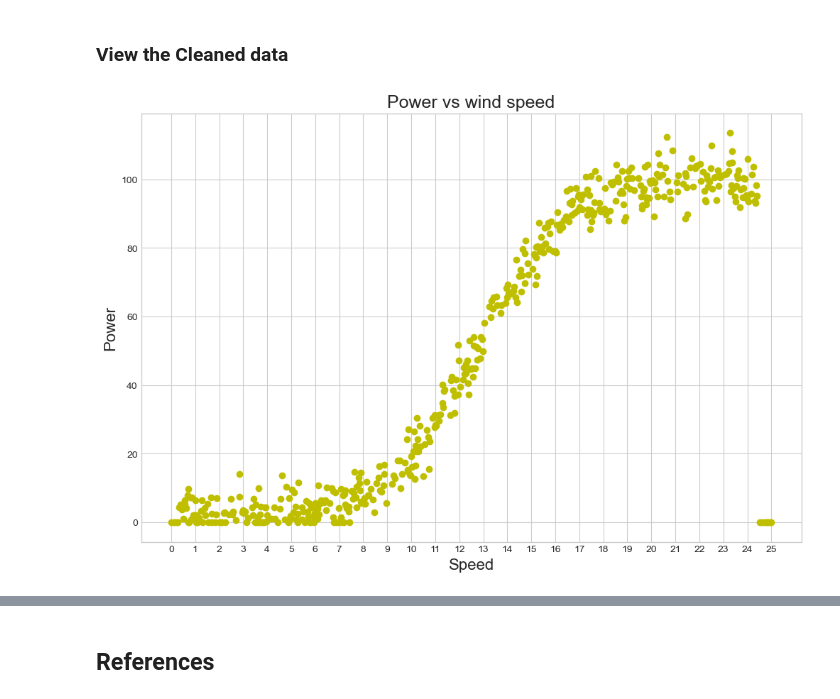
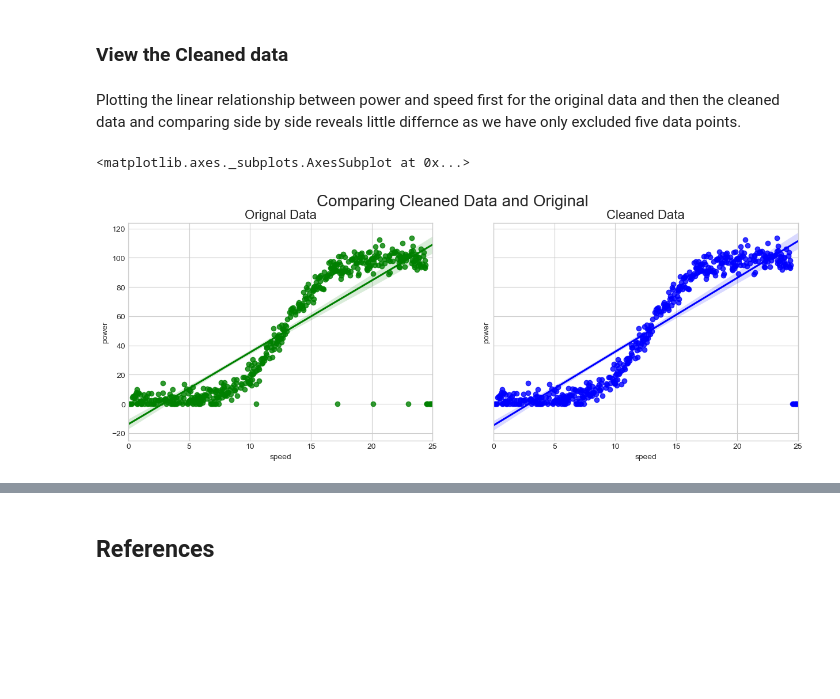
Before and after one commit to fionaoriordan/MLS_Project, a Jupyter notebook: projectmodels.ipynb, the cells around one changed output, grey strips where cells are left out. Cells and saved outputs as stored; diff of their text form; code cells hidden in the pictures; blank space fills up the shorter version.

Commit message:
clean data plot results

```diff
--- a/projectmodels.ipynb
+++ b/projectmodels.ipynb
@@ -205,14 +207,17 @@ power    495
 dtype: int64
 # %% [markdown]
 ### View the Cleaned data
-# %%
-
-# Plot power versus speed to see if there is a relationship between both.
-plt.plot(dfclean['speed'], dfclean['power'],  'yo')
-plt.title('Power vs wind speed', fontsize='18')
-plt.xlabel('Speed', fontsize='16')
-plt.ylabel('Power', fontsize='16')
-plt.xticks(np.arange(min(dfclean['speed']), max(dfclean['speed'])+1, 1))
-plt.show()
-# %% [output]
-[figure, removed]
+# %% [markdown]
+Plotting the linear relationship between power and speed first for the original data and then the cleaned data and comparing side by side reveals little differnce as we have only excluded five data points.
+# %%
+
+# https://dev.to/thalesbruno/subplotting-with-matplotlib-and-seaborn-5ei8
+fig, axes = plt.subplots(1, 2, figsize=(15, 5), sharey=True)
+fig.suptitle('Comparing Cleaned Data and Original', fontsize = 20)
+axes[0].set_title('Orignal Data', fontsize = 16)
+sns.regplot(ax=axes[0],x=df['speed'], y=df['power'],color="g", data=df)
+axes[1].set_title('Cleaned Data', fontsize = 16)
+sns.regplot(ax=axes[1],x=dfclean['speed'], y=dfclean['power'], color="b",data=dfclean)
+# %% [output]
+<matplotlib.axes._subplots.AxesSubplot at 0x...>
+[figure, added]
```
Also changed, not shown: parts of 6 cells of this notebook.
